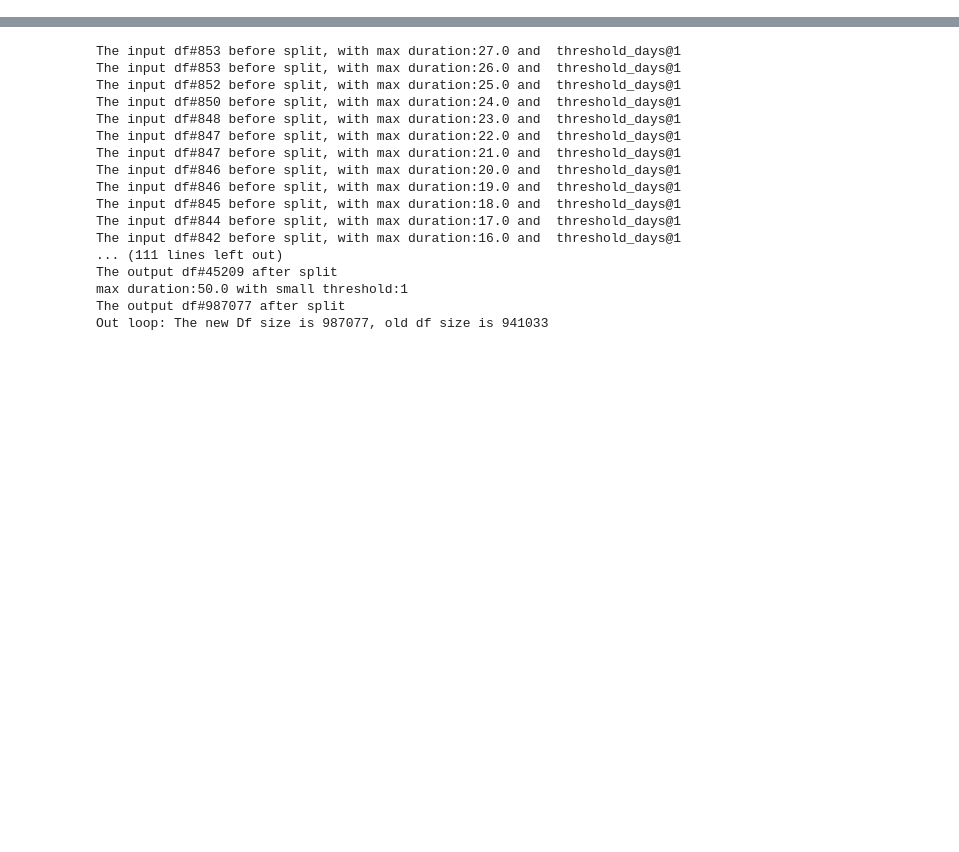
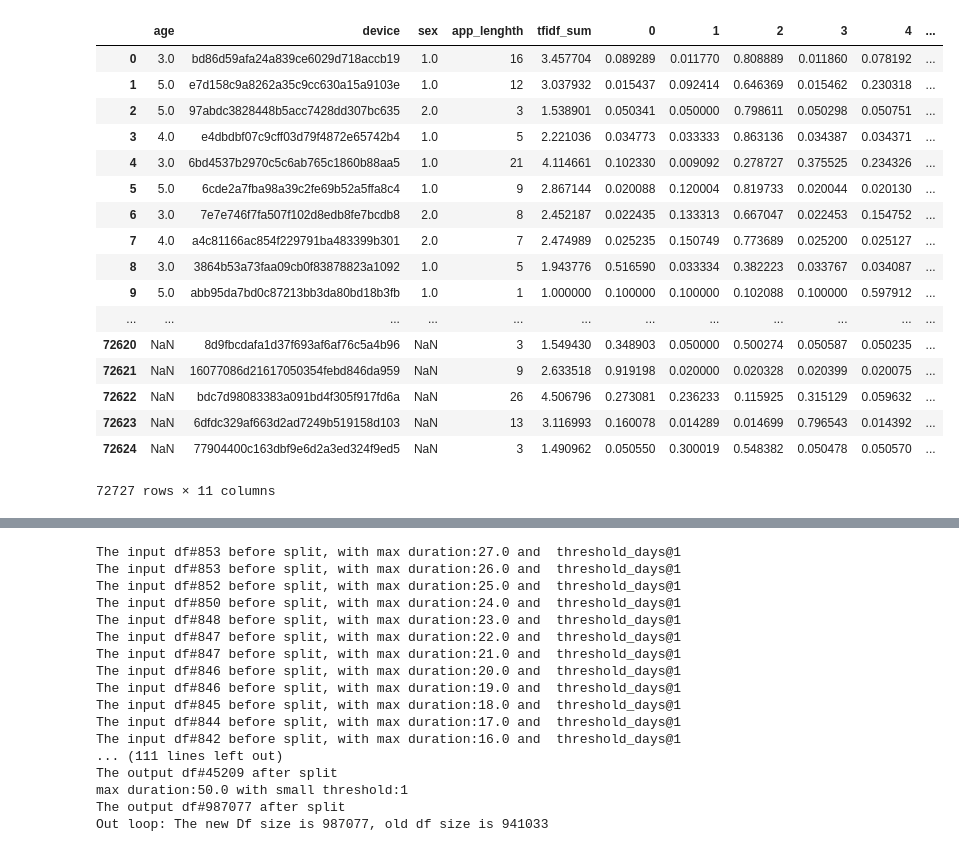
Before and after one commit to Flyfoxs/tinymind_sex_age, a Jupyter notebook: analysis.ipynb, the cells around one changed output, grey strips where cells are left out. Saved outputs shown, nothing was run; the diff lists cells and outputs as text; code cells hidden in the pictures; blank space fills up the shorter version.

```diff
--- a/analysis.ipynb
+++ b/analysis.ipynb
@@ -22,0 +152,4 @@ print(len(df_all.columns.unique()))
+# %%
+from  tiny.lda import *
+get_lda_from_usage()
+# %% [output]
@@ -22,0 +159,18 @@ print(len(df_all.columns.unique()))
+|  | age | device | sex | app_lenghth | tfidf_sum | 0 | 1 | 2 | 3 | 4 | ... |
+| 0 | 3.0 | bd86d59afa24a839ce6029d718accb19 | 1.0 | 16 | 3.457704 | 0.089289 | 0.011770 | 0.808889 | 0.011860 | 0.078192 | ... |
+| 1 | 5.0 | e7d158c9a8262a35c9cc630a15a9103e | 1.0 | 12 | 3.037932 | 0.015437 | 0.092414 | 0.646369 | 0.015462 | 0.230318 | ... |
+| 2 | 5.0 | 97abdc3828448b5acc7428dd307bc635 | 2.0 | 3 | 1.538901 | 0.050341 | 0.050000 | 0.798611 | 0.050298 | 0.050751 | ... |
+| 3 | 4.0 | e4dbdbf07c9cff03d79f4872e65742b4 | 1.0 | 5 | 2.221036 | 0.034773 | 0.033333 | 0.863136 | 0.034387 | 0.034371 | ... |
+| 4 | 3.0 | 6bd4537b2970c5c6ab765c1860b88aa5 | 1.0 | 21 | 4.114661 | 0.102330 | 0.009092 | 0.278727 | 0.375525 | 0.234326 | ... |
+| 5 | 5.0 | 6cde2a7fba98a39c2fe69b52a5ffa8c4 | 1.0 | 9 | 2.867144 | 0.020088 | 0.120004 | 0.819733 | 0.020044 | 0.020130 | ... |
+| 6 | 3.0 | 7e7e746f7fa507f102d8edb8fe7bcdb8 | 2.0 | 8 | 2.452187 | 0.022435 | 0.133313 | 0.667047 | 0.022453 | 0.154752 | ... |
+| 7 | 4.0 | a4c81166ac854f229791ba483399b301 | 2.0 | 7 | 2.474989 | 0.025235 | 0.150749 | 0.773689 | 0.025200 | 0.025127 | ... |
+| 8 | 3.0 | 3864b53a73faa09cb0f83878823a1092 | 1.0 | 5 | 1.943776 | 0.516590 | 0.033334 | 0.382223 | 0.033767 | 0.034087 | ... |
+| 9 | 5.0 | abb95da7bd0c87213bb3da80bd18b3fb | 1.0 | 1 | 1.000000 | 0.100000 | 0.100000 | 0.102088 | 0.100000 | 0.597912 | ... |
+| ... | ... | ... | ... | ... | ... | ... | ... | ... | ... | ... | ... |
+| 72620 | NaN | 8d9fbcdafa1d37f693af6af76c5a4b96 | NaN | 3 | 1.549430 | 0.348903 | 0.050000 | 0.500274 | 0.050587 | 0.050235 | ... |
+| 72621 | NaN | 16077086d21617050354febd846da959 | NaN | 9 | 2.633518 | 0.919198 | 0.020000 | 0.020328 | 0.020399 | 0.020075 | ... |
+| 72622 | NaN | bdc7d98083383a091bd4f305f917fd6a | NaN | 26 | 4.506796 | 0.273081 | 0.236233 | 0.115925 | 0.315129 | 0.059632 | ... |
+| 72623 | NaN | 6dfdc329af663d2ad7249b519158d103 | NaN | 13 | 3.116993 | 0.160078 | 0.014289 | 0.014699 | 0.796543 | 0.014392 | ... |
+| 72624 | NaN | 77904400c163dbf9e6d2a3ed324f9ed5 | NaN | 3 | 1.490962 | 0.050550 | 0.300019 | 0.548382 | 0.050478 | 0.050570 | ... |
+72727 rows × 11 columns
```
Also changed, not shown: parts of 17 cells of this notebook, 5 other files.
